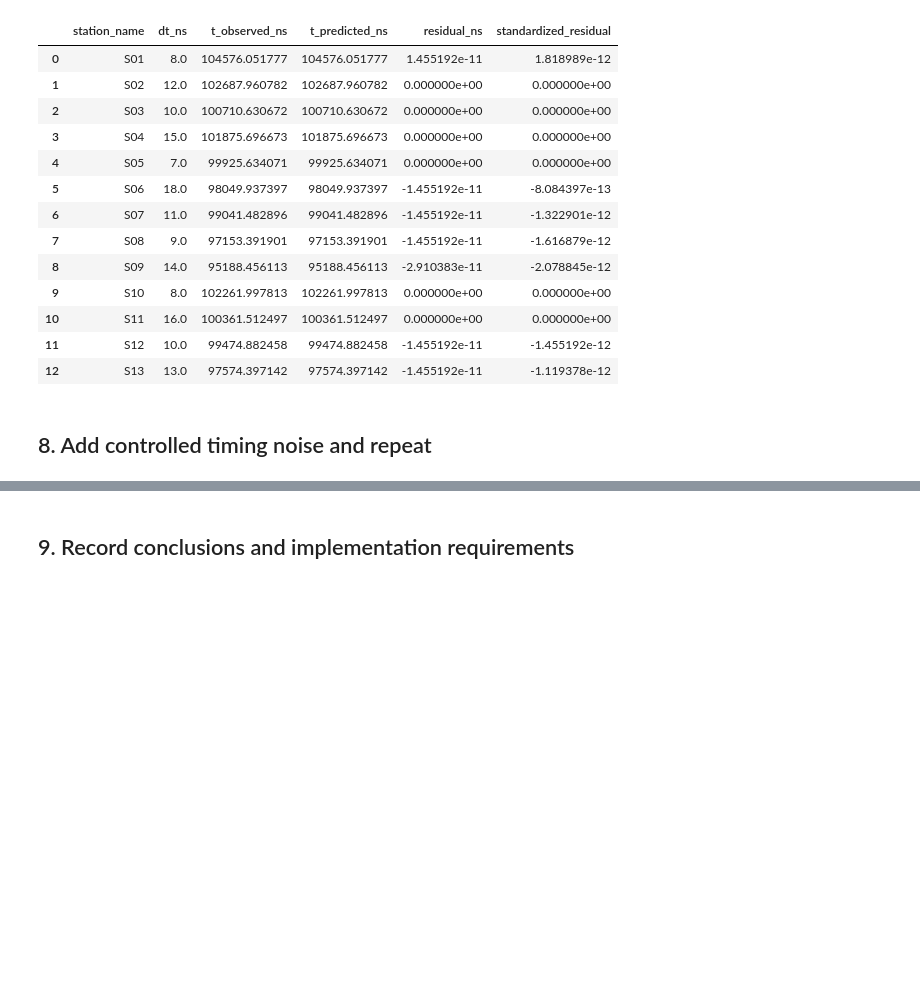
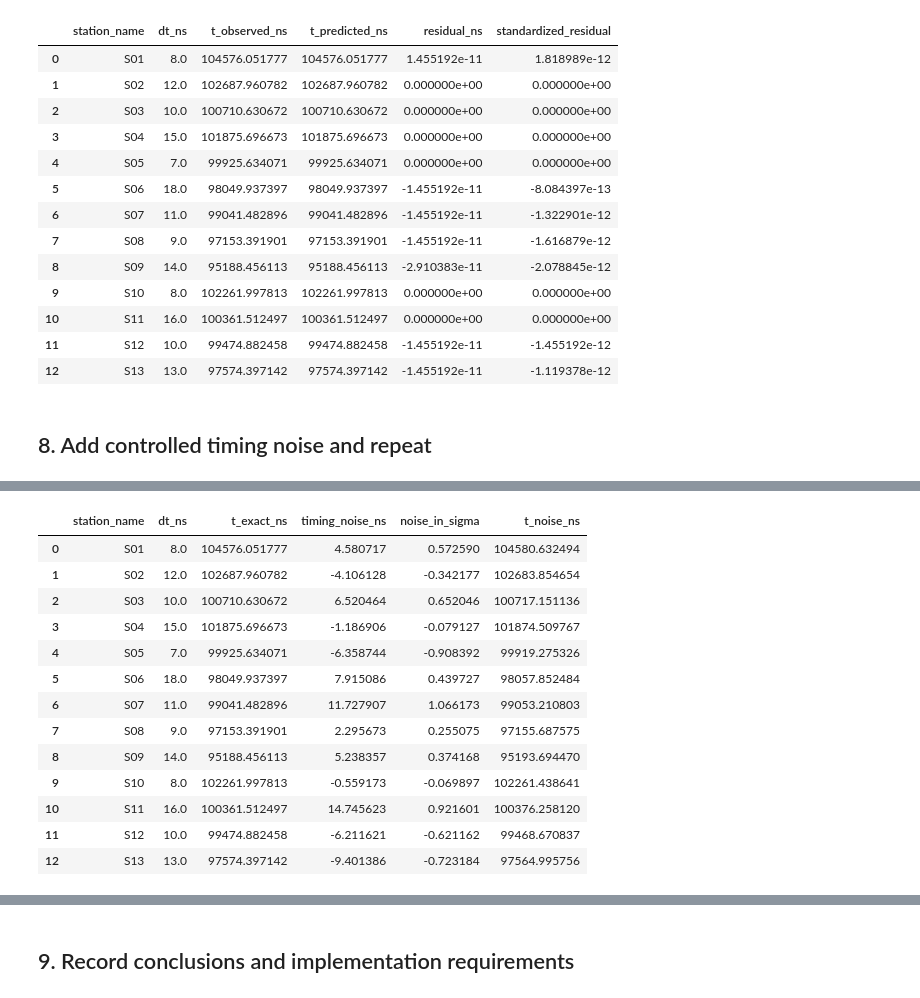
Before and after one commit to abdul-samad021/auger_direction_reconstruction, a Jupyter notebook: notebooks/02_reconstruct_synthetic_shower.ipynb, the cells around one changed output, grey strips where cells are left out. Cells and saved outputs as stored; diff of their text form; code cells hidden in the pictures; blank space fills up the shorter version.

Commit message:
Test reconstruction with noisy synthetic showers

```diff
--- a/notebooks/02_reconstruct_synthetic_shower.ipynb
+++ b/notebooks/02_reconstruct_synthetic_shower.ipynb
@@ -142,10 +143,10 @@ POSITION_COLUMNS = ["x_m", "y_m", "z_m"]
 
 positions_m = synthetic_stations.loc[:, POSITION_COLUMNS].to_numpy(dtype = float, copy = True)
 
-geometric_delay_ns = (positions_m @ propagation_direction_true / C_M_PER_NS)
+geometric_delays_ns = (positions_m @ propagation_direction_true / C_M_PER_NS)
 
 synthetic_stations["t_exact_ns"] = (
-    TRUE_ORIGIN_TIME_NS + geometric_delay_ns
+    TRUE_ORIGIN_TIME_NS + geometric_delays_ns
 )
 
 synthetic_stations["t_observed_ns"] = (
@@ -273,13 +274,19 @@ def propagation_from_sky_angles(theta_rad: float, phi_rad: float) -> np.ndarray:
 
     return -sky_direction
 
+def predict_station_times_ns(reference_time_ns: float, propagation_direction: np.ndarray, station_positions_m: np.ndarray, reference_position_m: np.ndarray) -> np.ndarray:
+    centered_positions_m = (station_positions_m - reference_position_m)
+    geometric_delays_ns = (centered_positions_m @ propagation_direction / C_M_PER_NS)
+    return (reference_time_ns + geometric_delays_ns)
+
+
+
 def standardized_timing_residuals(parameters: np.ndarray, station_positions_m: np.ndarray, observed_times_ns: np.ndarray,
-                                  timing_uncertainties_ns: np.ndarray, reference_position_m: np.ndarray) -> np.ndarray:
+                                  fit_scales_ns: np.ndarray, reference_position_m: np.ndarray) -> np.ndarray:
     reference_time_ns, theta_rad, phi_rad =  parameters
     propagation_direction = propagation_from_sky_angles(theta_rad, phi_rad)
-    predicted_times_ns = (reference_time_ns + (station_positions_m - reference_position_m) @ propagation_direction / C_M_PER_NS)
-
-    return (observed_times_ns - predicted_times_ns) / timing_uncertainties_ns
+    predicted_times_ns = predict_station_times_ns(reference_time_ns, propagation_direction, station_positions_m, reference_position_m)
+    return (observed_times_ns - predicted_times_ns) / fit_scales_ns
 
 sky_initial = -propagation_initial
 
@@ -344,7 +351,7 @@ def angular_separation_deg(first_vector: np.ndarray, second_vector: np.ndarray)
     return float(np.rad2deg(np.arccos(cosine_separation)))
 
 
-predicted_times_ns = (fitted_reference_time_ns + (positions_m - position_reference_m) @ propagation_direction_fit / C_M_PER_NS)
+predicted_times_ns = predict_station_times_ns(fitted_reference_time_ns, propagation_direction_fit, positions_m, position_reference_m)
 
 timing_residuals_ns = times_ns - predicted_times_ns
 standardized_residuals = timing_residuals_ns / dt_ns
@@ -415,0 +583,58 @@ Reduced chi-square:       1.601885090418e-24
+# %%
+exact_times_ns = synthetic_stations["t_exact_ns"].to_numpy(dtype = float, copy = True)
+
+single_event_rng = np.random.default_rng(RNG_SEED)
+
+timing_noise_ns =  single_event_rng.normal(loc = 0.0, scale = dt_ns, size = dt_ns.shape)
+
+noisy_times_ns = (exact_times_ns + timing_noise_ns)
+
+noisy_stations = synthetic_stations.loc[:, ["station_name",
+                                            "dt_ns",
+                                            "t_exact_ns"]].copy()
+
+noisy_stations["timing_noise_ns"] = (timing_noise_ns)
+
+noisy_stations["noise_in_sigma"] = (timing_noise_ns / dt_ns)
+
+noisy_stations["t_noise_ns"] = (noisy_times_ns)
+
+weighted_noisy_fit = fit_constrained_shower(positions_m, noisy_times_ns, dt_ns, use_timing_weights = True)
+
+unweighted_noisy_fit = fit_constrained_shower(positions_m, noisy_times_ns, dt_ns, use_timing_weights = False)
+
+weighted_angular_error_deg = (
+    angular_separation_deg(weighted_noisy_fit["sky_direction"], sky_direction_true)
+)
+
+unweighted_angular_error_deg = (
+    angular_separation_deg(unweighted_noisy_fit["sky_direction"], sky_direction_true)
+)
+
+one_event_comparison = pd.DataFrame(
+    [
+        {
+            "method": "Weighted constrained fit",
+            "zenith_deg": weighted_noisy_fit["theta_deg"],
+            "azimuth_deg": weighted_noisy_fit["phi_deg"],
+            "angular_error_deg": (weighted_angular_error_deg),
+            "reduced_chi_square": weighted_noisy_fit["reduced_chi_square"]
+        },
+
+        {
+            "method": "Unweighted constrained fit",
+            "zenith_deg": unweighted_noisy_fit["theta_deg"],
+            "azimuth_deg": unweighted_noisy_fit["phi_deg"],
+            "angular_error_deg": unweighted_angular_error_deg,
+            "reduced_chi_square": unweighted_noisy_fit["reduced_chi_square"]
+        }
+
+    ]
+)
+
+print("Generated timing errors:")
+display(noisy_stations)
+
+print("One-event reconstruction comparison:")
+display(one_event_comparison)
+# %% [output]
@@ -415,0 +642,14 @@ Reduced chi-square:       1.601885090418e-24
+|  | station_name | dt_ns | t_exact_ns | timing_noise_ns | noise_in_sigma | t_noise_ns |
+| 0 | S01 | 8.0 | 104576.051777 | 4.580717 | 0.572590 | 104580.632494 |
+| 1 | S02 | 12.0 | 102687.960782 | -4.106128 | -0.342177 | 102683.854654 |
+| 2 | S03 | 10.0 | 100710.630672 | 6.520464 | 0.652046 | 100717.151136 |
+| 3 | S04 | 15.0 | 101875.696673 | -1.186906 | -0.079127 | 101874.509767 |
+| 4 | S05 | 7.0 | 99925.634071 | -6.358744 | -0.908392 | 99919.275326 |
+| 5 | S06 | 18.0 | 98049.937397 | 7.915086 | 0.439727 | 98057.852484 |
+| 6 | S07 | 11.0 | 99041.482896 | 11.727907 | 1.066173 | 99053.210803 |
+| 7 | S08 | 9.0 | 97153.391901 | 2.295673 | 0.255075 | 97155.687575 |
+| 8 | S09 | 14.0 | 95188.456113 | 5.238357 | 0.374168 | 95193.694470 |
+| 9 | S10 | 8.0 | 102261.997813 | -0.559173 | -0.069897 | 102261.438641 |
+| 10 | S11 | 16.0 | 100361.512497 | 14.745623 | 0.921601 | 100376.258120 |
+| 11 | S12 | 10.0 | 99474.882458 | -6.211621 | -0.621162 | 99468.670837 |
+| 12 | S13 | 13.0 | 97574.397142 | -9.401386 | -0.723184 | 97564.995756 |
```
Also changed, not shown: parts of 9 cells of this notebook.
